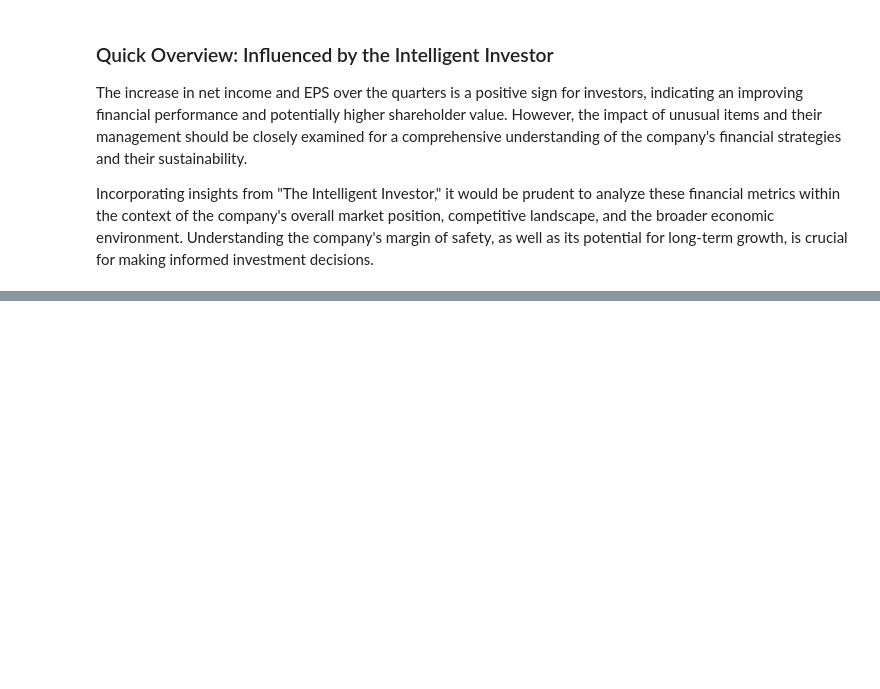
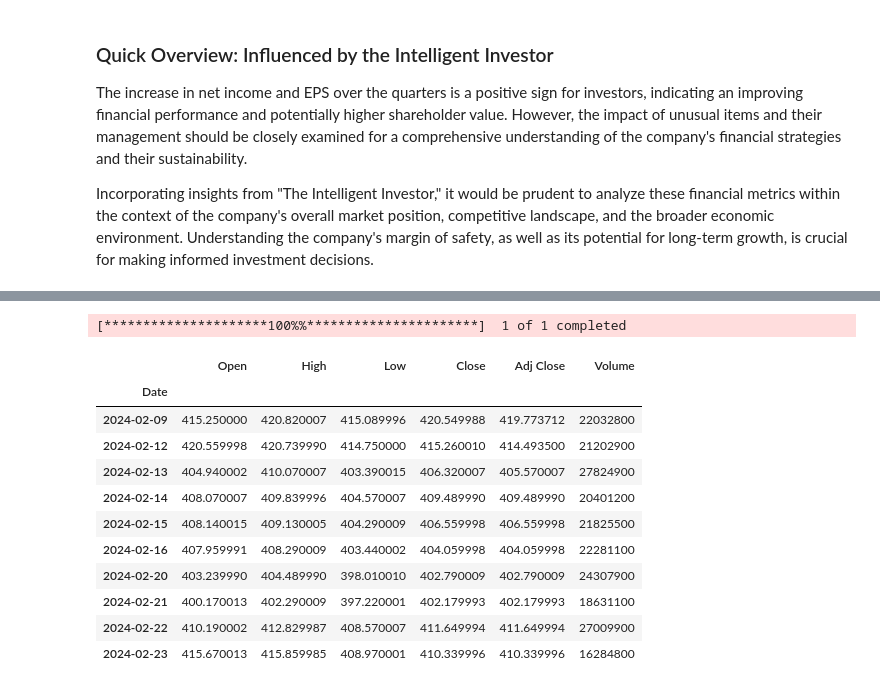
Before and after one commit to dsrichard97/msft_CPD, a Jupyter notebook: MSFT Change Point Detection.ipynb, the cells around one changed output, grey strips where cells are left out. Saved outputs shown, nothing was run; the diff lists cells and outputs as text; code cells hidden in the pictures; blank space fills up the shorter version.

```diff
--- a/MSFT Change Point Detection.ipynb
+++ b/MSFT Change Point Detection.ipynb
@@ -172,0 +190,19 @@ Incorporating insights from "The Intelligent Investor," it would be prudent to a
+# %%
+ ## focus for daily prices
+# Get the data for the stock MSFT
+data = yf.download('MSFT','2022-02-23','2024-02-24')
+data.tail(10)
+# %% [output]
+[*********************100%%**********************]  1 of 1 completed
+|  | Open | High | Low | Close | Adj Close | Volume |
+| Date |  |  |  |  |  |  |
+| 2024-02-09 | 415.250000 | 420.820007 | 415.089996 | 420.549988 | 419.773712 | 22032800 |
+| 2024-02-12 | 420.559998 | 420.739990 | 414.750000 | 415.260010 | 414.493500 | 21202900 |
+| 2024-02-13 | 404.940002 | 410.070007 | 403.390015 | 406.320007 | 405.570007 | 27824900 |
+| 2024-02-14 | 408.070007 | 409.839996 | 404.570007 | 409.489990 | 409.489990 | 20401200 |
+| 2024-02-15 | 408.140015 | 409.130005 | 404.290009 | 406.559998 | 406.559998 | 21825500 |
+| 2024-02-16 | 407.959991 | 408.290009 | 403.440002 | 404.059998 | 404.059998 | 22281100 |
+| 2024-02-20 | 403.239990 | 404.489990 | 398.010010 | 402.790009 | 402.790009 | 24307900 |
+| 2024-02-21 | 400.170013 | 402.290009 | 397.220001 | 402.179993 | 402.179993 | 18631100 |
+| 2024-02-22 | 410.190002 | 412.829987 | 408.570007 | 411.649994 | 411.649994 | 27009900 |
+| 2024-02-23 | 415.670013 | 415.859985 | 408.970001 | 410.339996 | 410.339996 | 16284800 |
```
Also changed, not shown: parts of 3 cells of this notebook, 1 other file.
